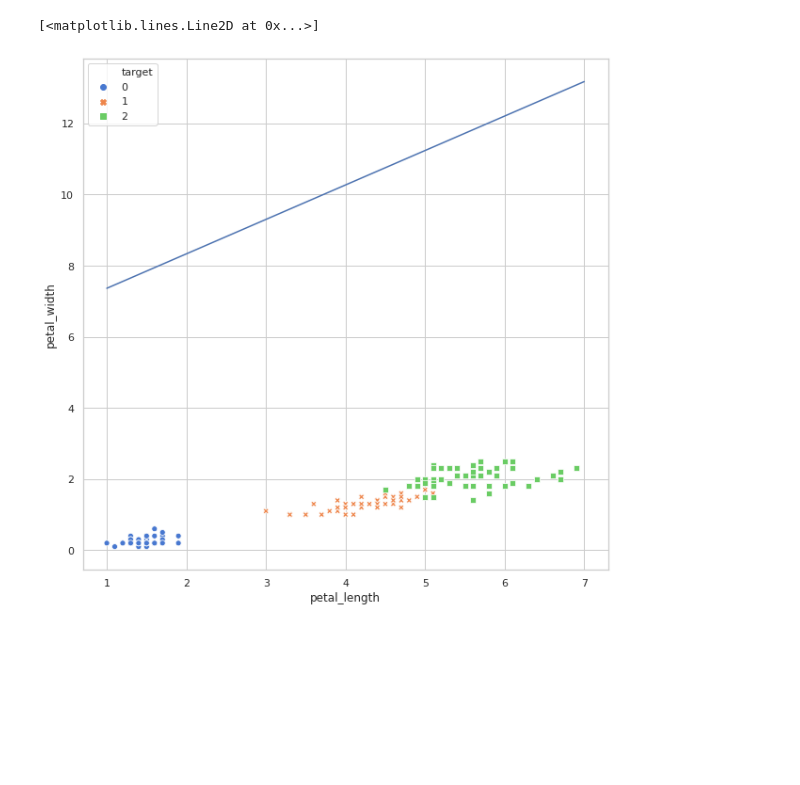
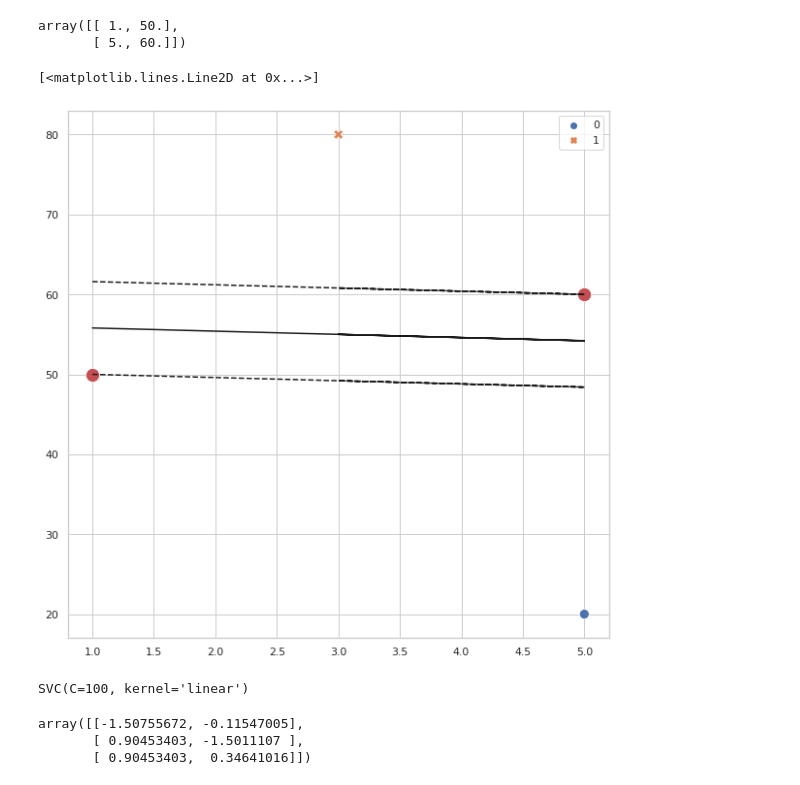
Before and after one commit to Gokul-S-Kumar/Support-Vector-Machine, a Jupyter notebook: Graphs.ipynb, the cells around one changed output. Cells and saved outputs as stored; diff of their text form; code cells hidden in the pictures; blank space fills up the shorter version.

Commit message:
Add graphs for iris and others

```diff
--- a/Graphs.ipynb
+++ b/Graphs.ipynb
@@ -68,4 +9,7 @@ y = np.array(df.target)
+# %%
+x = np.array([[1, 50], [5, 20], [3, 80], [5, 60]])
+y = np.array([0, 0, 1, 1])
 # %%
-classifier = SVC(kernel = 'linear')
+classifier = SVC(kernel = 'linear', C = 100)
 classifier.fit(x, y)
 # %% [output]
@@ -73,5 +17,5 @@ SVC(kernel='linear')
 # %%
-w = classifier.coef_
+w = classifier.coef_[0]
 # %%
 w
 # %% [output]
@@ -139,7 +29,22 @@ array([[1.9, 0.4],
-# %%
-fig = plt.figure(figsize = (10,10))
-ax = sns.scatterplot(x = df.petal_length, y = df.petal_width, hue = df.target, style = df.target, palette = 'muted')
-ax.plot(x1, decision_boundary[2])
-# %% [output]
-[<matplotlib.lines.Line2D at 0x...>]
-[figure, removed]
+# %%
+decision_boundary = np.zeros(len(x[:, 0]))
+decision_boundary = (-w[0]/w[1]) * x[:, 0] - b/w[1]
+margin = 1/w[1]
+gutter_up = decision_boundary + margin
+gutter_down = decision_boundary - margin
+support_vector = classifier.support_vectors_
+# %%
+support_vector
+# %% [output]
+array([[ 1., 50.],
+       [ 5., 60.]])
+# %%
+fig = plt.figure(figsize = (10,10))
+ax = sns.scatterplot(x[:, 0], x[:, 1], hue = y, style = y, s = 100)
+ax = sns.scatterplot(x = support_vector[:, 0], y = support_vector[:, 1], s = 200, color = 'r')
+ax.plot(x[:, 0], decision_boundary, 'k-')
+ax.plot(x[:, 0], gutter_up, 'k--')
+ax.plot(x[:, 0], gutter_down, 'k--')
+# %% [output]
+[<matplotlib.lines.Line2D at 0x...>]
+[figure, added]
@@ -145,0 +55,4 @@ ax.plot(x1, decision_boundary[2])
+# %%
+classifier.fit(x_scaled, y)
+# %% [output]
+SVC(C=100, kernel='linear')
@@ -145,0 +70,6 @@ ax.plot(x1, decision_boundary[2])
+# %%
+support_vector
+# %% [output]
+array([[-1.50755672, -0.11547005],
+       [ 0.90453403, -1.5011107 ],
+       [ 0.90453403,  0.34641016]])
```
Also changed, not shown: parts of 24 cells of this notebook.
